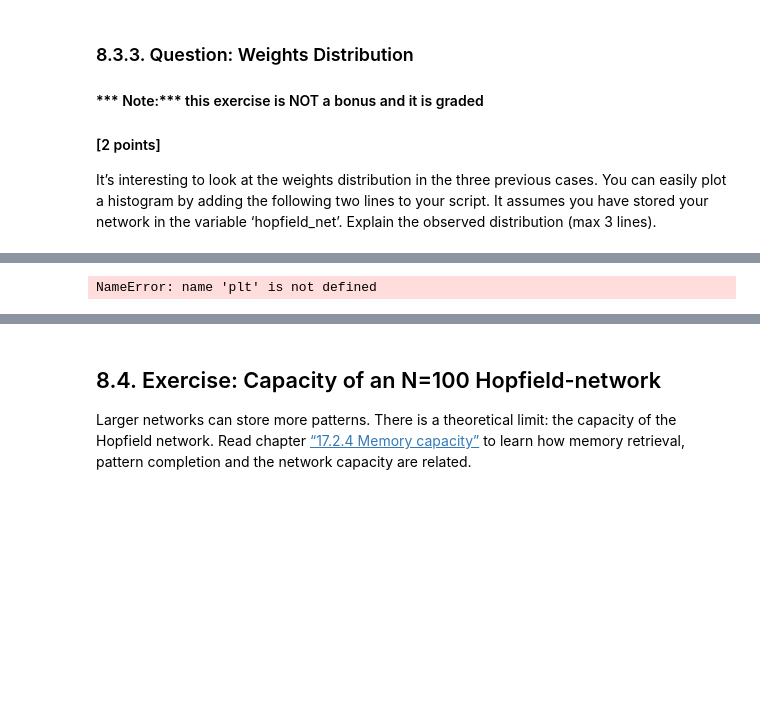
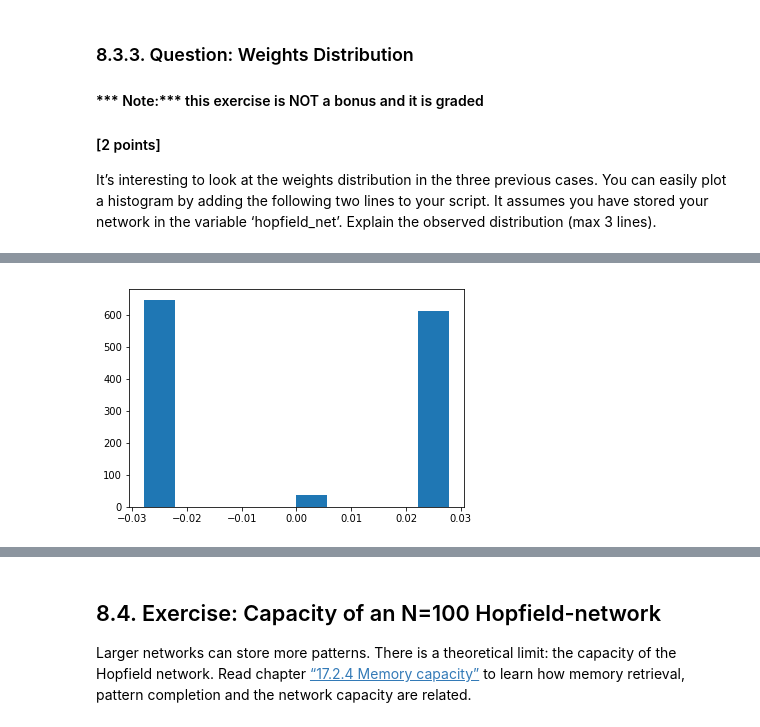
Before and after one commit to CamillaCarta/BMNN_projects, a Jupyter notebook: Ex2_Camilla_Carta_215621.ipynb, the cells around one changed output, grey strips where cells are left out. Cells and saved outputs as stored; diff of their text form; code cells hidden in the pictures; blank space fills up the shorter version.

```diff
--- a/Ex2_Camilla_Carta_215621.ipynb
+++ b/Ex2_Camilla_Carta_215621.ipynb
@@ -264,4 +286,5 @@ plot_tools.plot_nework_weights(hopfield_net)
 # %%
+hopfield_net1 = network.HopfieldNetwork(nr_neurons= pattern_size**2)
 # instantiate a pattern factory
 factory = pattern_tools.PatternFactory(pattern_size, pattern_size)
 # create a checkerboard pattern and add it to the pattern list
@@ -269,5 +292,5 @@ checkerboard = factory.create_checkerboard()
 pattern_list = [checkerboard]
 # let the hopfield network "learn" the patterns. Note: they are not stored
 # explicitly but only network weights are updated !
-hopfield_net.store_patterns(pattern_list)
+hopfield_net1.store_patterns(pattern_list)
 # %%
@@ -319,9 +362,9 @@ It’s interesting to look at the weights distribution in the three previous cas
 # %%
 plt.figure()
-plt.hist(hopfield_net.weights.flatten())
+plt.hist(hopfield_net1.weights.flatten())
 plt.show()
 # %% [output]
-NameError: name 'plt' is not defined
+[figure, added]
 # %%
 plt.figure()
 plt.hist(hopfield_net2.weights.flatten())
```
Also changed, not shown: parts of 23 cells of this notebook.
